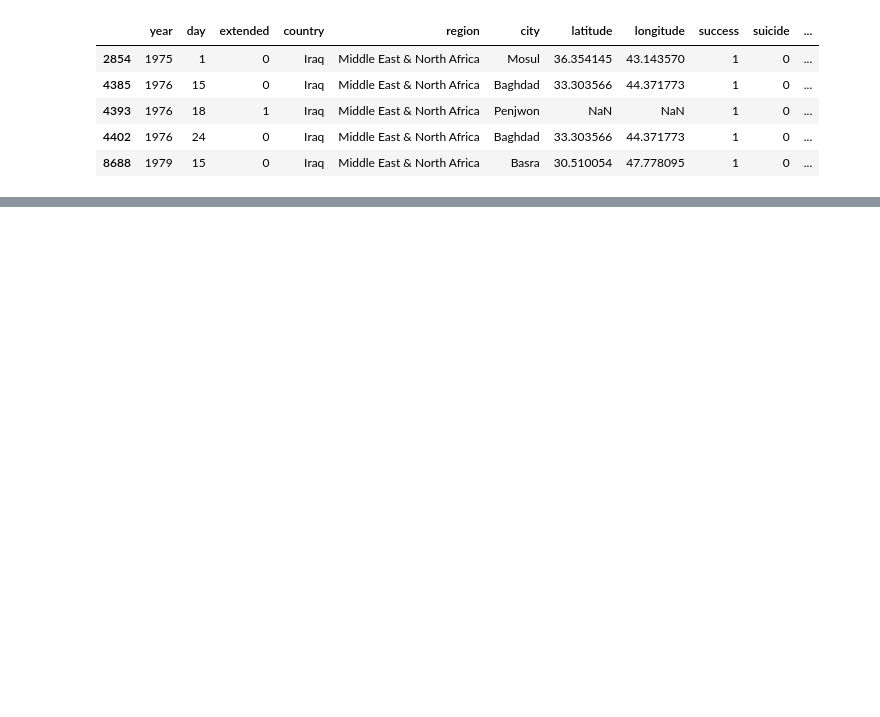
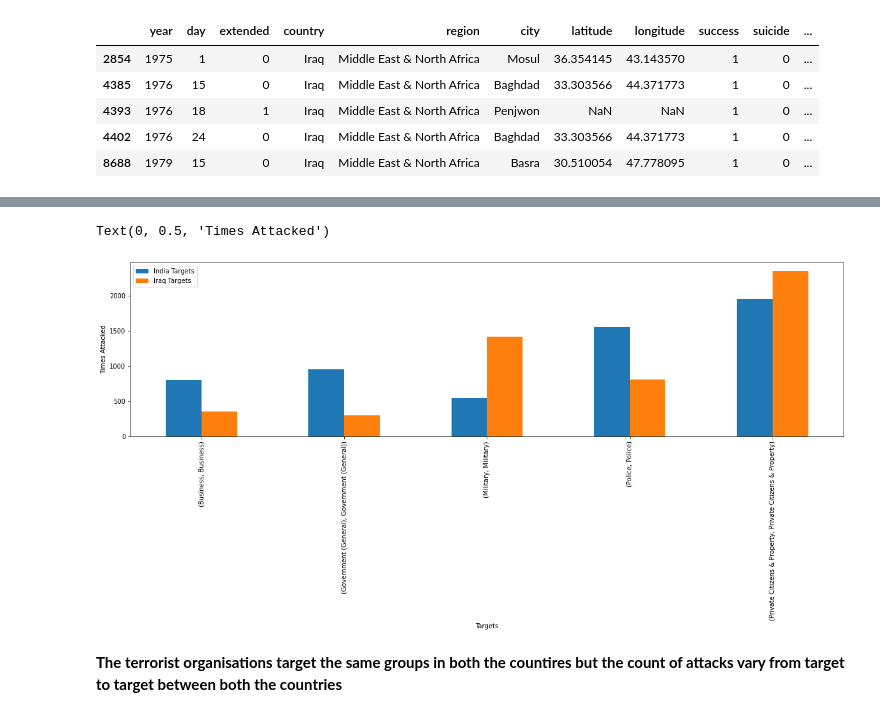
Before and after one commit to Shourya306/Global-Terrorism-EDA, a Jupyter notebook: Copy_of_Global_Terrorism_Analysis_Capstone_Project.ipynb, the cells around one changed output, grey strips where cells are left out. Saved outputs shown, nothing was run; the diff lists cells and outputs as text; code cells hidden in the pictures; blank space fills up the shorter version.

```diff
--- a/Copy_of_Global_Terrorism_Analysis_Capstone_Project.ipynb
+++ b/Copy_of_Global_Terrorism_Analysis_Capstone_Project.ipynb
@@ -327,0 +388,22 @@ Text(0.5, 1.0, 'most dangerous cities in iraq')
+# %%
+india_df = india_df[india_df['organisation'] != 'Unknown']
+iraq_df = iraq_df[iraq_df['organisation'] != 'Unknown']
+# %%
+iraq_target = iraq_df.groupby('target', as_index = False).agg({'day':'count'}).rename(columns = {'day':'times targeted'}).sort_values('times targeted', ascending = False).head(5)
+india_target = india_df.groupby('target', as_index = False).agg({'day':'count'}).rename(columns = {'day':'times targeted'}).sort_values('times targeted', ascending = False).head(5)
+# %%
+# Concatinating both the dataframes
+india_iraq_target = pd.concat([india_target,iraq_target],axis = 1)
+# %%
+# Setting the index as target
+india_iraq_target.set_index('target', inplace = True)
+# %%
+india_iraq_target.plot(kind = 'bar')
+plt.legend(['India Targets','Iraq Targets'])
+plt.xlabel('Targets')
+plt.ylabel('Times Attacked')
+# %% [output]
+Text(0, 0.5, 'Times Attacked')
+[figure, added]
+# %% [markdown]
+**The terrorist organisations target the same groups in both the countires but the count of attacks vary from target to target between both the countries**
```
Also changed, not shown: parts of 18 cells of this notebook.
